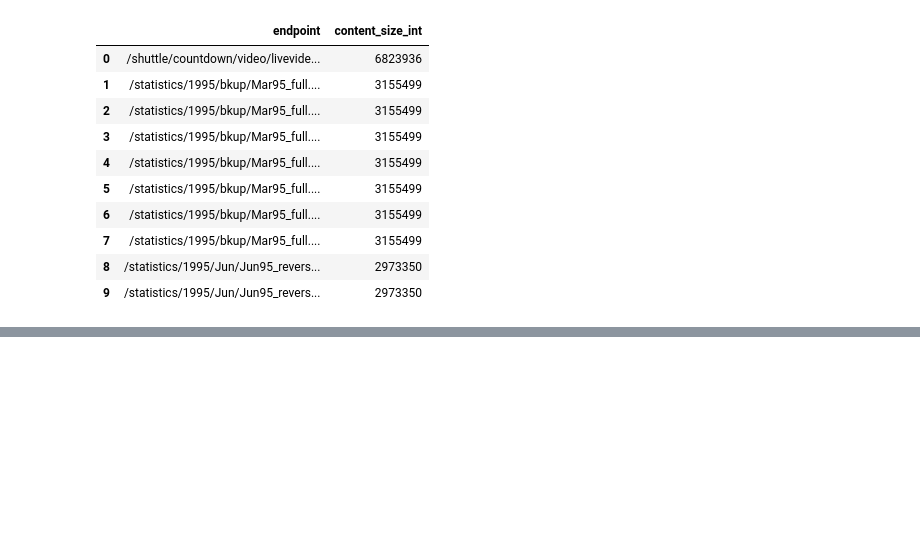
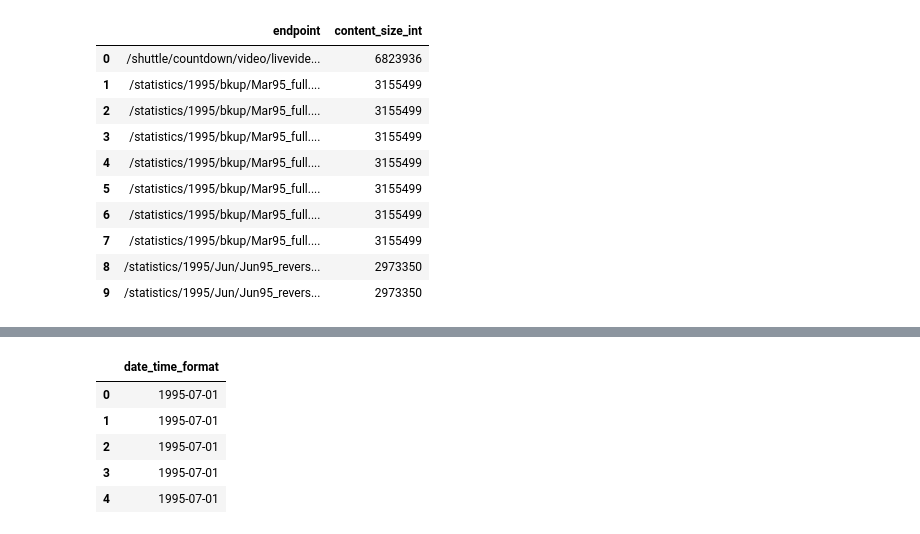
Before and after one commit to kennycontreras/Jupyter-Notebooks, a Jupyter notebook: SchemaOnReadPractice.ipynb, the cells around one changed output, grey strips where cells are left out. Saved outputs shown, nothing was run; the diff lists cells and outputs as text; code cells hidden in the pictures; blank space fills up the shorter version.

```diff
--- a/SchemaOnReadPractice.ipynb
+++ b/SchemaOnReadPractice.ipynb
@@ -268,0 +286,15 @@ order by content_size_int desc
+# %%
+from pyspark.sql.types import DateType
+date_expr = udf(lambda x: datetime.strptime(x, "%d/%b/%Y:%H:%M:%S -%f"),
+                DateType())
+# %%
+dfTimeFormated = dfCleanTyped.withColumn('date_time_format', date_expr('date_time'))
+# %%
+dfTimeFormated.select(['date_time_format']).limit(5).toPandas()
+# %% [output]
+|  | date_time_format |
+| 0 | 1995-07-01 |
+| 1 | 1995-07-01 |
+| 2 | 1995-07-01 |
+| 3 | 1995-07-01 |
+| 4 | 1995-07-01 |
```
Also changed, not shown: parts of 6 cells of this notebook.
